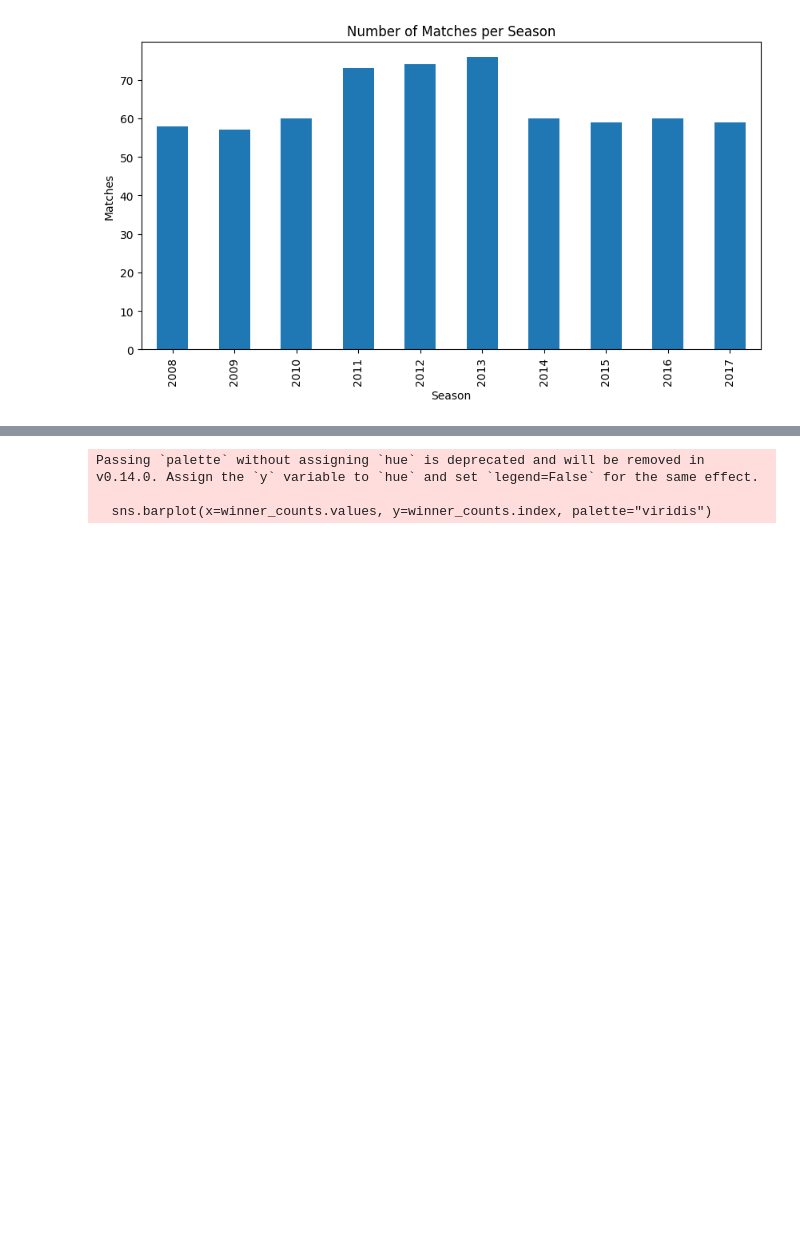
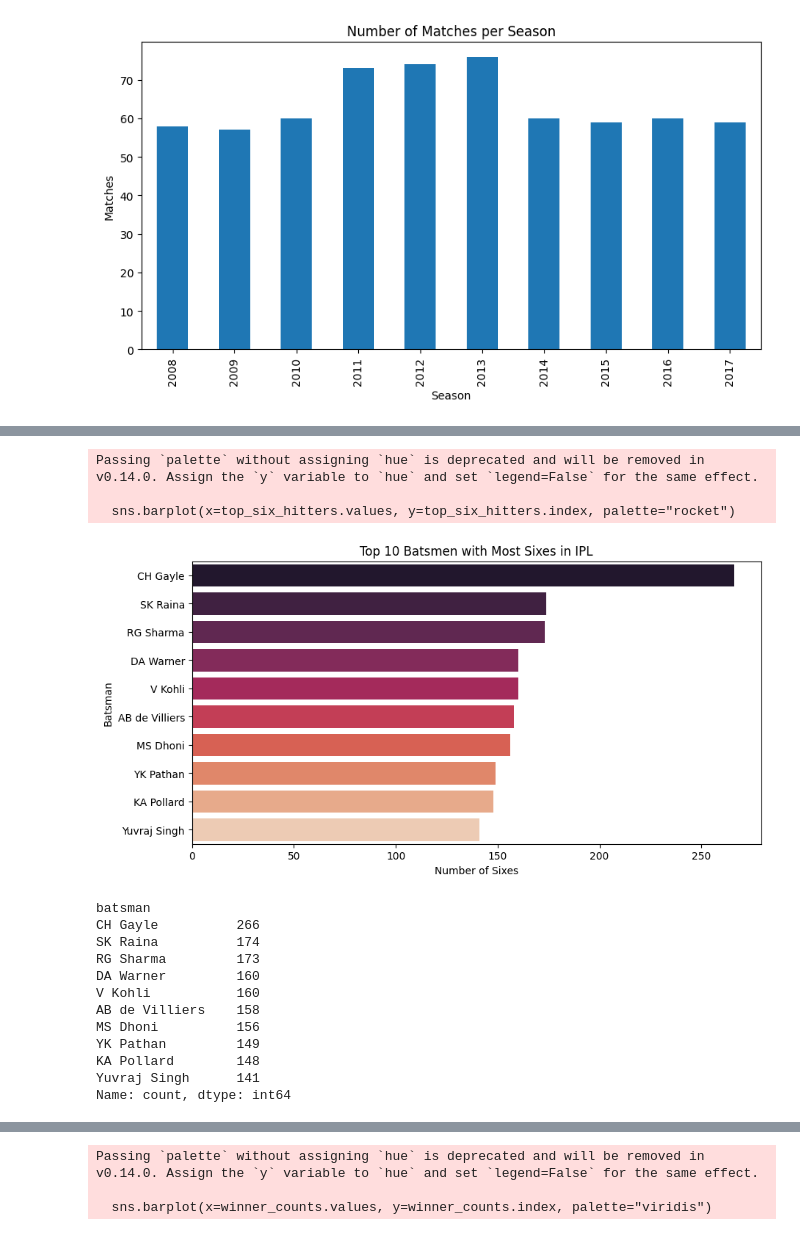
Before and after one commit to mr-taifur/iplcricket-analysis, a Jupyter notebook: analysis.ipynb, the cells around one changed output, grey strips where cells are left out. Cells and saved outputs as stored; diff of their text form; code cells hidden in the pictures; blank space fills up the shorter version.

```diff
--- a/analysis.ipynb
+++ b/analysis.ipynb
@@ -113,0 +184,31 @@ Matches: 636
+# %%
+# Most sixes by batsmen
+sixes = deliveries[deliveries['batsman_runs'] == 6]
+
+top_six_hitters = sixes['batsman'].value_counts().head(10)
+
+plt.figure(figsize=(10,5))
+sns.barplot(x=top_six_hitters.values, y=top_six_hitters.index, palette="rocket")
+plt.title("Top 10 Batsmen with Most Sixes in IPL")
+plt.xlabel("Number of Sixes")
+plt.ylabel("Batsman")
+plt.show()
+
+print(top_six_hitters)
+# %% [output]
+Passing `palette` without assigning `hue` is deprecated and will be removed in v0.14.0. Assign the `y` variable to `hue` and set `legend=False` for the same effect.
+
+  sns.barplot(x=top_six_hitters.values, y=top_six_hitters.index, palette="rocket")
+[figure, added]
+batsman
+CH Gayle          266
+SK Raina          174
+RG Sharma         173
+DA Warner         160
+V Kohli           160
+AB de Villiers    158
+MS Dhoni          156
+YK Pathan         149
+KA Pollard        148
+Yuvraj Singh      141
+Name: count, dtype: int64
```
Also changed, not shown: parts of 4 cells of this notebook, 1 other file.
